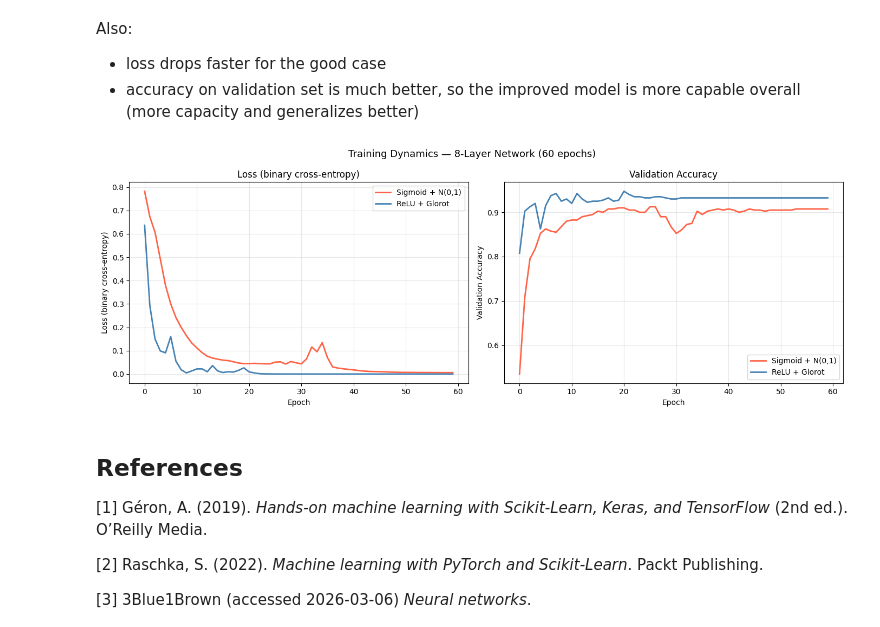
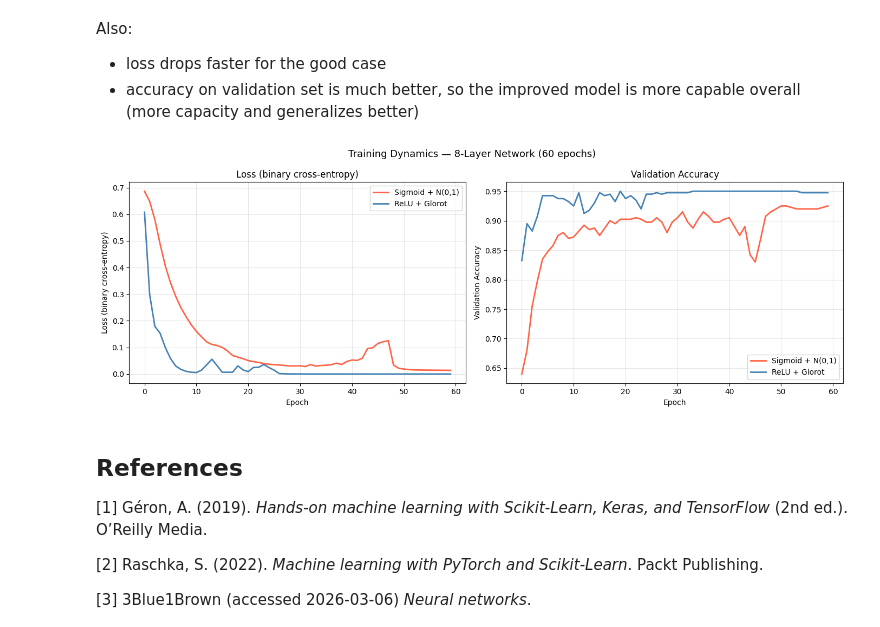
Before and after one commit to hrstnikolov/math-softuni-project-2026, a Jupyter notebook: maths-in-nn.ipynb, the cells around one changed output. Cells and saved outputs as stored; diff of their text form; code cells hidden in the pictures.

```diff
--- a/maths-in-nn.ipynb
+++ b/maths-in-nn.ipynb
@@ -974,14 +997,15 @@ On the right is the better case - ReLU adn Glorot, and the L2 norms for all laye
 # ── Bad: sigmoid + N(0, 1) ─────────────────────────────────────────────────────
 # Large initial weights → large pre-activations → sigmoid saturation → σ'(z) ≈ 0
 # Each layer multiplies the gradient by ≤ 0.25, so deeper layers starve.
-bad_init   = keras.initializers.RandomNormal(mean=0.0, stddev=1.0)
-model_bad  = build_model("sigmoid", bad_init)
-norms_bad  = gradient_norms(model_bad, X_b, y_b)
+bad_init = keras.initializers.RandomNormal(mean=0.0, stddev=1.0, seed=1)
+model_bad = build_model("sigmoid", bad_init)
+norms_bad = gradient_norms(model_bad, X_b, y_b)
 
 # ── Good: ReLU + Glorot Normal ─────────────────────────────────────────────────
 # Glorot scales σ = sqrt(2 / (fan_in + fan_out)) → preserves activation variance.
 # ReLU derivative is 1 for z > 0, so gradients flow without shrinking.
-model_good = build_model("relu", "glorot_normal")
+good_init = keras.initializers.GlorotNormal(seed=1)
+model_good = build_model("relu", good_init)
 norms_good = gradient_norms(model_good, X_b, y_b)
 
 # ── Plot ───────────────────────────────────────────────────────────────────────
@@ -995,7 +1019,7 @@ fig.suptitle(
 )
 
 for ax, norms, color, title in [
-    (axes[0], norms_bad,  "tomato",    "Sigmoid + N(0, 1)\n⚠ Vanishing Gradients"),
+    (axes[0], norms_bad, "tomato", "Sigmoid + N(0, 1)\n⚠ Vanishing Gradients"),
     (axes[1], norms_good, "steelblue", "ReLU + Glorot Normal\n✓ Stable Gradients"),
 ]:
     ax.bar(x, norms, color=color, edgecolor="black", alpha=0.85, width=0.65)
@@ -1004,7 +1028,7 @@ for ax, norms, color, title in [
     ax.set_xticklabels(layer_labels)
     ax.set_xlabel("Layer")
     ax.set_ylabel("Gradient L2 Norm")
-    ax.set_yscale("log")          # log scale makes the decay visible
+    ax.set_yscale("log")  # log scale makes the decay visible
     ax.grid(axis="y", alpha=0.3)
 
 plt.tight_layout()
@@ -1041,43 +1065,50 @@ Also:
 - loss drops faster for the good case
 - accuracy on validation set is much better, so the improved model is more capable overall (more capacity and generalizes better)
 # %%
-model_bad_t  = build_model("sigmoid", keras.initializers.RandomNormal(0.0, 1.0))
-model_good_t = build_model("relu",    "glorot_normal")
+model_bad_t = build_model("sigmoid", keras.initializers.RandomNormal(0.0, 1.0, seed=1))
+model_good_t = build_model("relu", keras.initializers.GlorotNormal(seed=1))
 
 for m in [model_bad_t, model_good_t]:
     m.compile(
         optimizer=keras.optimizers.Adam(1e-3),
         loss="binary_crossentropy",
         metrics=["accuracy"],
     )
 
+# Do this once, right after generating X_vg / y_vg, while np seed is fresh
+split = int(0.8 * len(X_vg))
+X_train, X_val = X_vg[:split], X_vg[split:]
+y_train, y_val = y_vg[:split], y_vg[split:]
+
 # fit a model with all training examples (X_vg with 2000 instead of X_b with 512)
-hist_bad  = model_bad_t.fit(
-    X_vg, y_vg, epochs=60, batch_size=64, validation_split=0.2, verbose=0
+hist_bad = model_bad_t.fit(
+    X_train, y_train, epochs=60, batch_size=64,
+    validation_data=(X_val, y_val), verbose=0
 )
 hist_good = model_good_t.fit(
-    X_vg, y_vg, epochs=60, batch_size=64, validation_split=0.2, verbose=0
+    X_train, y_train, epochs=60, batch_size=64,
+    validation_data=(X_val, y_val), verbose=0
 )
 
 fig, axes = plt.subplots(1, 2, figsize=(14, 5))
 fig.suptitle("Training Dynamics — 8-Layer Network (60 epochs)", fontsize=13)
 
 for ax, bad_key, good_key, ylabel in [
-    (axes[0], "loss",         "loss",         "Loss (binary cross-entropy)"),
+    (axes[0], "loss", "loss", "Loss (binary cross-entropy)"),
     (axes[1], "val_accuracy", "val_accuracy", "Validation Accuracy"),
 ]:
-    ax.plot(hist_bad.history[bad_key],   color="tomato",    lw=2, label="Sigmoid + N(0,1)")
+    ax.plot(hist_bad.history[bad_key], color="tomato", lw=2, label="Sigmoid + N(0,1)")
     ax.plot(hist_good.history[good_key], color="steelblue", lw=2, label="ReLU + Glorot")
     ax.set_xlabel("Epoch")
     ax.set_ylabel(ylabel)
     ax.set_title(ylabel)
     ax.legend()
     ax.grid(alpha=0.3)
 
 plt.tight_layout()
 plt.show()
 # %% [output]
-[figure, old version]
+[figure, new version]
 # %% [markdown]
 ## References
 
```
Also changed, not shown: parts of 12 cells of this notebook.
